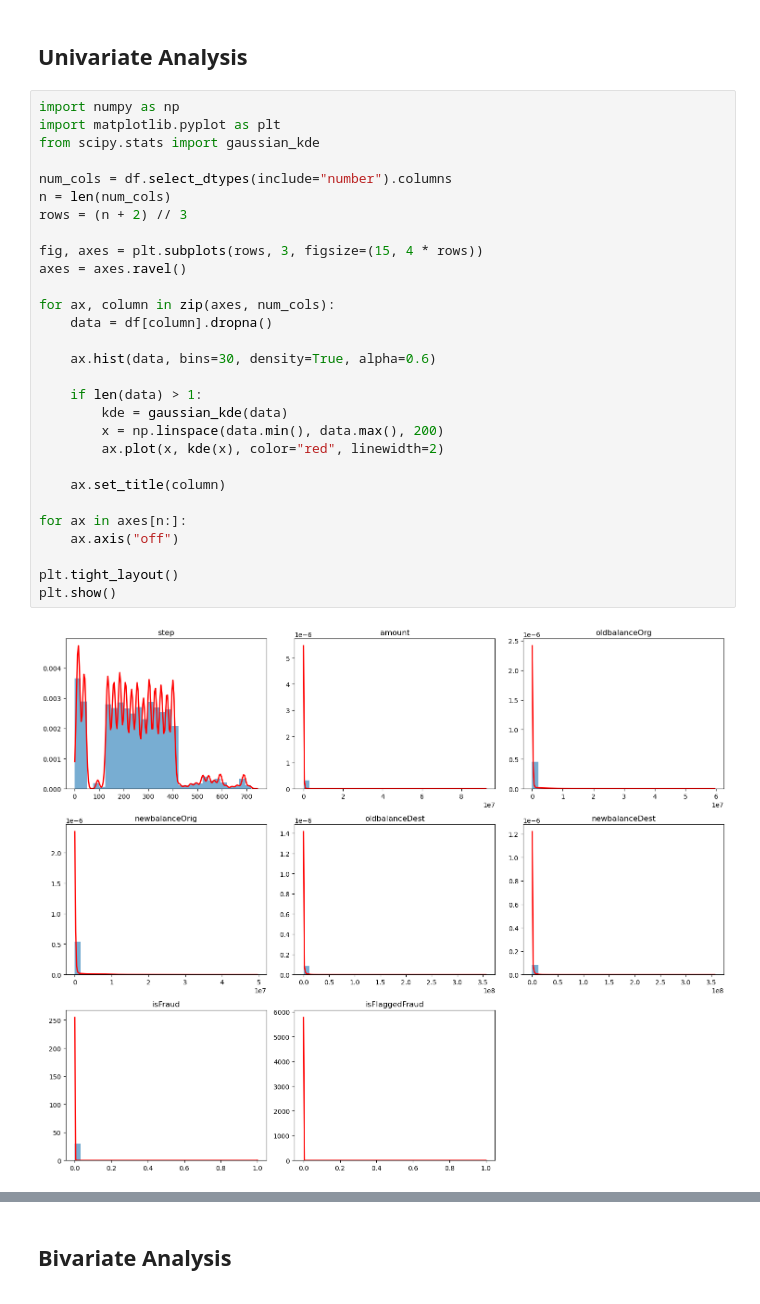
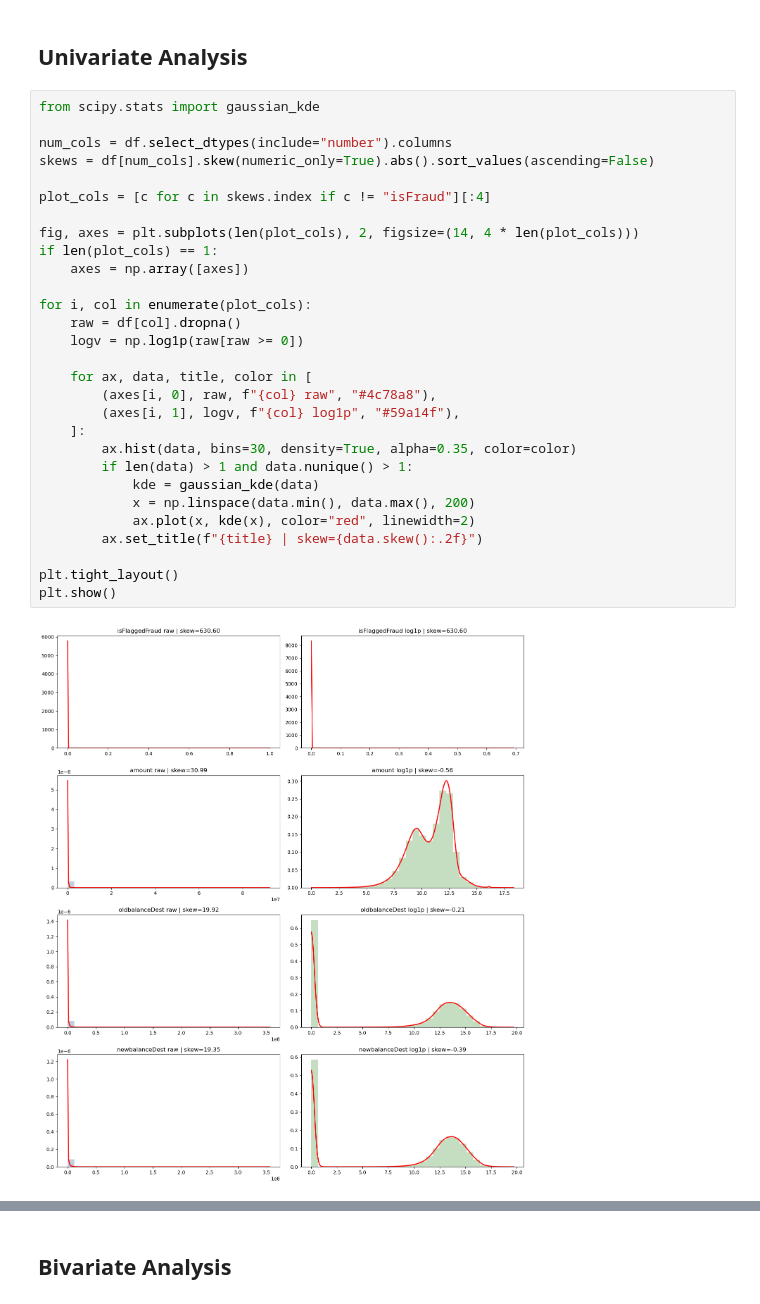
Before and after one commit to cameronbridgwater/financial_fraud, a Jupyter notebook: code/step1-explore.ipynb, the cells around one changed output, grey strips where cells are left out. Drawn from its saved outputs; the diff is of its cells as text.

```diff
--- a/code/step1-explore.ipynb
+++ b/code/step1-explore.ipynb
@@ -130,34 +169,34 @@ df.describe()
 # %% [markdown]
 ## Univariate Analysis ##
 # %%
-import numpy as np
-import matplotlib.pyplot as plt
 from scipy.stats import gaussian_kde
 
 num_cols = df.select_dtypes(include="number").columns
-n = len(num_cols)
-rows = (n + 2) // 3
+skews = df[num_cols].skew(numeric_only=True).abs().sort_values(ascending=False)
 
-fig, axes = plt.subplots(rows, 3, figsize=(15, 4 * rows))
-axes = axes.ravel()
+plot_cols = [c for c in skews.index if c != "isFraud"][:4]
 
-for ax, column in zip(axes, num_cols):
-    data = df[column].dropna()
+fig, axes = plt.subplots(len(plot_cols), 2, figsize=(14, 4 * len(plot_cols)))
+if len(plot_cols) == 1:
+    axes = np.array([axes])
 
-    ax.hist(data, bins=30, density=True, alpha=0.6)
+for i, col in enumerate(plot_cols):
+    raw = df[col].dropna()
+    logv = np.log1p(raw[raw >= 0])
 
-    if len(data) > 1:
-        kde = gaussian_kde(data)
-        x = np.linspace(data.min(), data.max(), 200)
-        ax.plot(x, kde(x), color="red", linewidth=2)
-
-    ax.set_title(column)
-
-for ax in axes[n:]:
-    ax.axis("off")
+    for ax, data, title, color in [
+        (axes[i, 0], raw, f"{col} raw", "#4c78a8"),
+        (axes[i, 1], logv, f"{col} log1p", "#59a14f"),
+    ]:
+        ax.hist(data, bins=30, density=True, alpha=0.35, color=color)
+        if len(data) > 1 and data.nunique() > 1:
+            kde = gaussian_kde(data)
+            x = np.linspace(data.min(), data.max(), 200)
+            ax.plot(x, kde(x), color="red", linewidth=2)
+        ax.set_title(f"{title} | skew={data.skew():.2f}")
 
 plt.tight_layout()
 plt.show()
 # %% [output]
-[figure, old version]
+[figure, new version]
 # %% [markdown]
```
Also changed, not shown: parts of 30 cells of this notebook, 3 other files.
